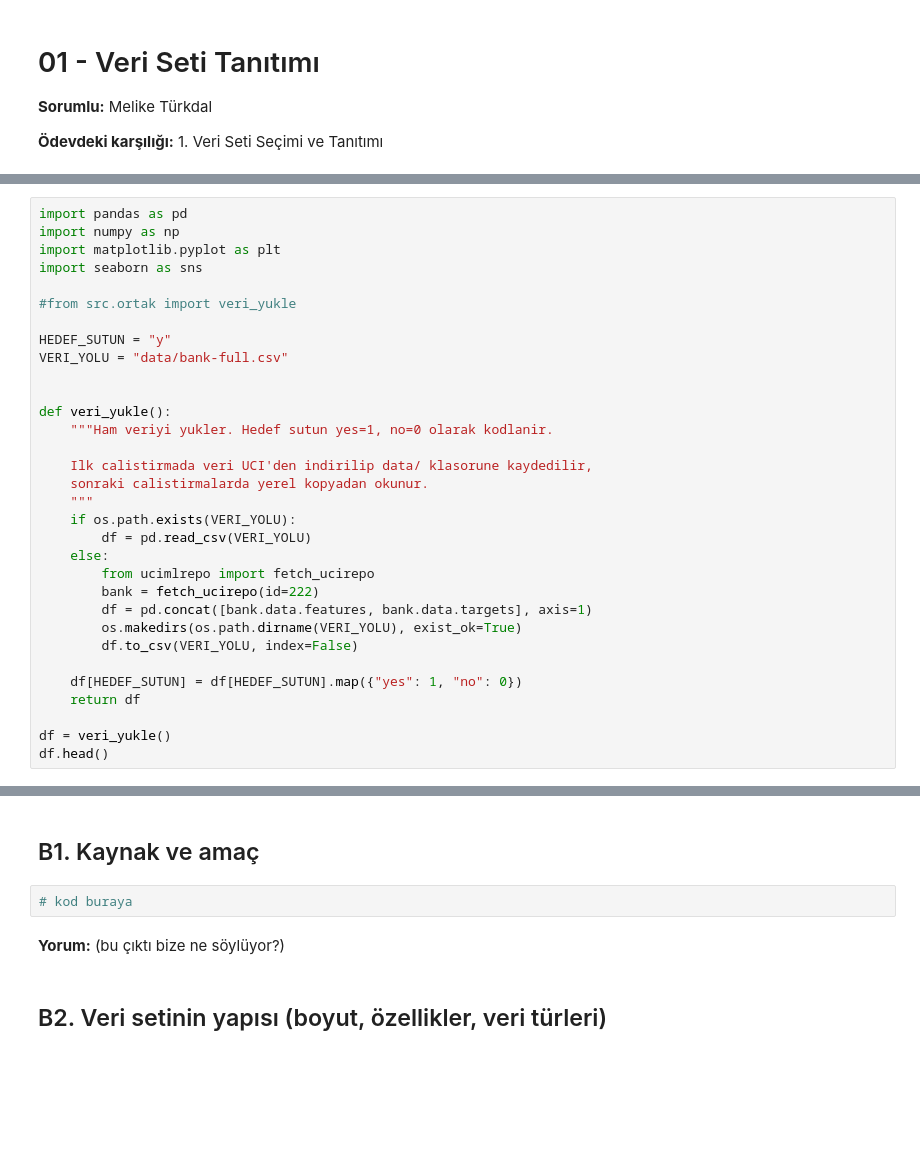
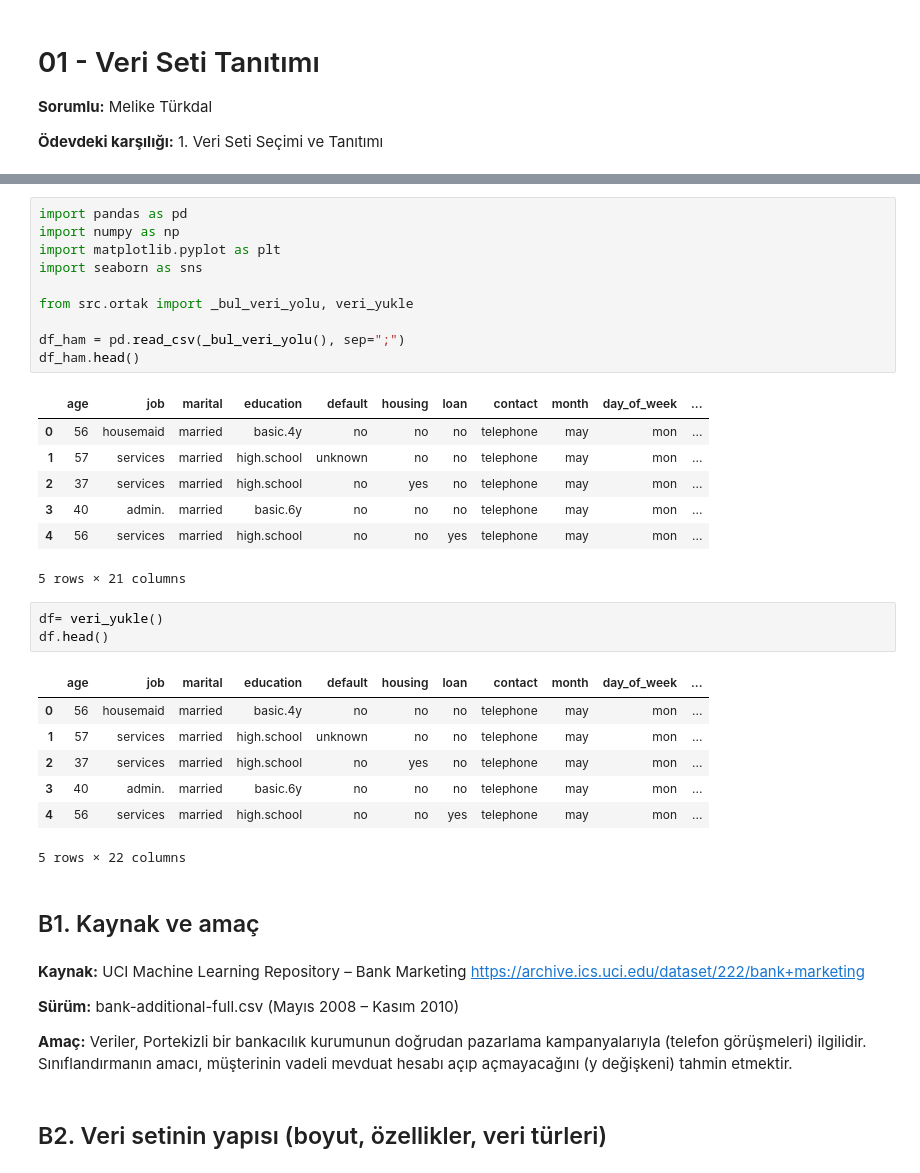
Before and after one commit to zeyneppbaran/ml-proje, a Jupyter notebook: notebooks/01_veri_tanitimi.ipynb, the cells around one changed output, grey strips where cells are left out. Cells and saved outputs as stored; diff of their text form; blank space fills up the shorter version.

```diff
--- a/notebooks/01_veri_tanitimi.ipynb
+++ b/notebooks/01_veri_tanitimi.ipynb
@@ -41,32 +25,0 @@ Successfully installed ucimlrepo-0.0.7
-# %%
-import pandas as pd
-import numpy as np
-import matplotlib.pyplot as plt
-import seaborn as sns
-
-#from src.ortak import veri_yukle
-
-HEDEF_SUTUN = "y"
-VERI_YOLU = "data/bank-full.csv"
-
-
-def veri_yukle():
-    """Ham veriyi yukler. Hedef sutun yes=1, no=0 olarak kodlanir.
-
-    Ilk calistirmada veri UCI'den indirilip data/ klasorune kaydedilir,
-    sonraki calistirmalarda yerel kopyadan okunur.
-    """
-    if os.path.exists(VERI_YOLU):
-        df = pd.read_csv(VERI_YOLU)
-    else:
-        from ucimlrepo import fetch_ucirepo
-        bank = fetch_ucirepo(id=222)
-        df = pd.concat([bank.data.features, bank.data.targets], axis=1)
-        os.makedirs(os.path.dirname(VERI_YOLU), exist_ok=True)
-        df.to_csv(VERI_YOLU, index=False)
-
-    df[HEDEF_SUTUN] = df[HEDEF_SUTUN].map({"yes": 1, "no": 0})
-    return df
-
-df = veri_yukle()
-df.head()
@@ -80,9 +26,41 @@ df.head()
+# %%
+import pandas as pd
+import numpy as np
+import matplotlib.pyplot as plt
+import seaborn as sns
+
+from src.ortak import _bul_veri_yolu, veri_yukle
+
+df_ham = pd.read_csv(_bul_veri_yolu(), sep=";")
+df_ham.head()
+# %% [output]
+|  | age | job | marital | education | default | housing | loan | contact | month | day_of_week | ... |
+| 0 | 56 | housemaid | married | basic.4y | no | no | no | telephone | may | mon | ... |
+| 1 | 57 | services | married | high.school | unknown | no | no | telephone | may | mon | ... |
+| 2 | 37 | services | married | high.school | no | yes | no | telephone | may | mon | ... |
+| 3 | 40 | admin. | married | basic.6y | no | no | no | telephone | may | mon | ... |
+| 4 | 56 | services | married | high.school | no | no | yes | telephone | may | mon | ... |
+5 rows × 21 columns
+# %%
+df= veri_yukle()
+df.head()
+# %% [output]
+|  | age | job | marital | education | default | housing | loan | contact | month | day_of_week | ... |
+| 0 | 56 | housemaid | married | basic.4y | no | no | no | telephone | may | mon | ... |
+| 1 | 57 | services | married | high.school | unknown | no | no | telephone | may | mon | ... |
+| 2 | 37 | services | married | high.school | no | yes | no | telephone | may | mon | ... |
+| 3 | 40 | admin. | married | basic.6y | no | no | no | telephone | may | mon | ... |
+| 4 | 56 | services | married | high.school | no | no | yes | telephone | may | mon | ... |
+5 rows × 22 columns
 # %% [markdown]
 ## B1. Kaynak ve amaç
-# %%
-# kod buraya
-# %% [markdown]
-**Yorum:** (bu çıktı bize ne söylüyor?)
+# %% [markdown]
+**Kaynak:** UCI Machine Learning Repository – Bank Marketing
+https://archive.ics.uci.edu/dataset/222/bank+marketing
+
+**Sürüm:** bank-additional-full.csv (Mayıs 2008 – Kasım 2010)
+
+**Amaç:** Veriler, Portekizli bir bankacılık kurumunun doğrudan pazarlama kampanyalarıyla (telefon görüşmeleri) ilgilidir. Sınıflandırmanın amacı, müşterinin vadeli mevduat hesabı açıp açmayacağını (y değişkeni) tahmin etmektir.
 # %% [markdown]
 ## B2. Veri setinin yapısı (boyut, özellikler, veri türleri)
 # %%
```
Also changed, not shown: parts of 14 cells of this notebook.
